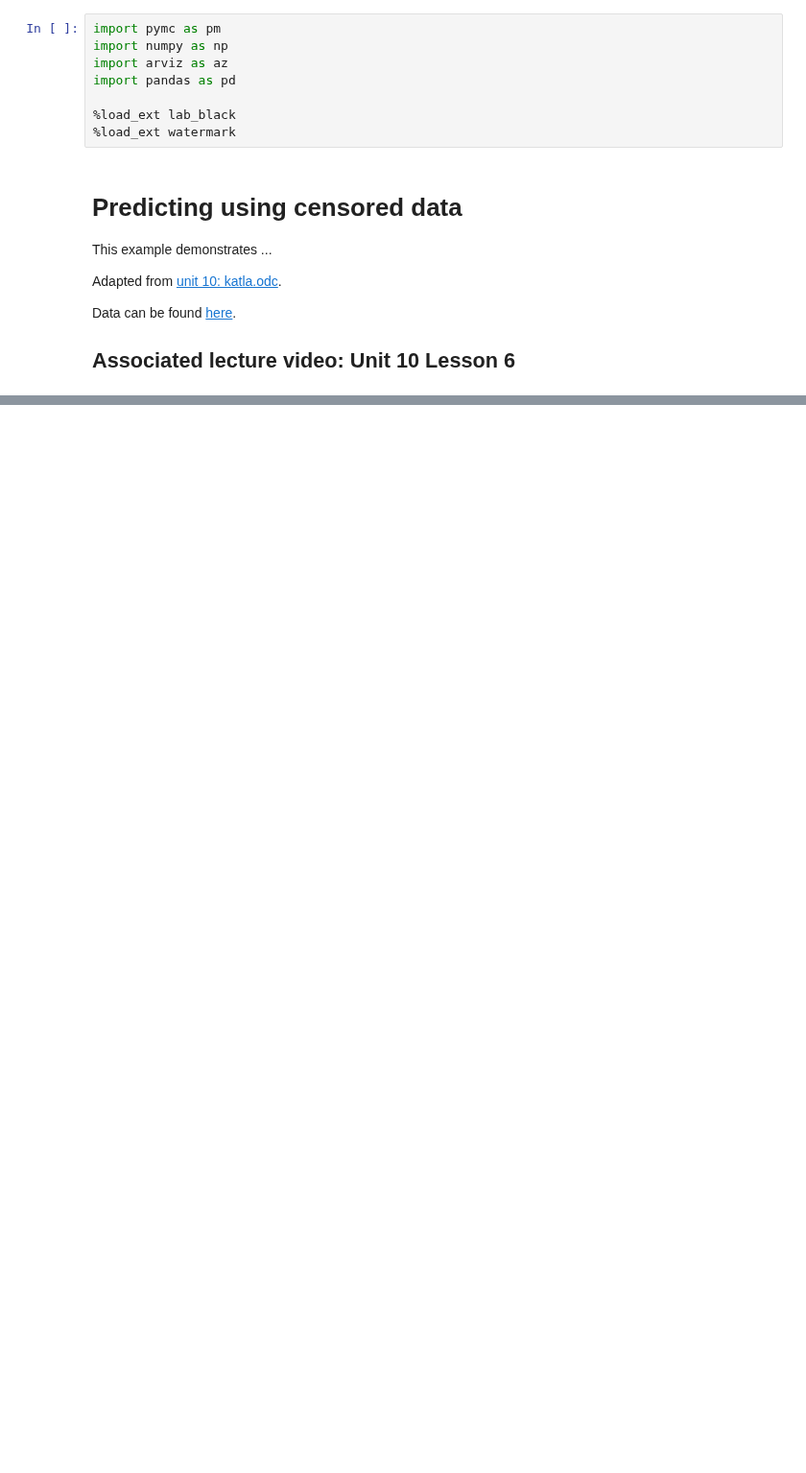
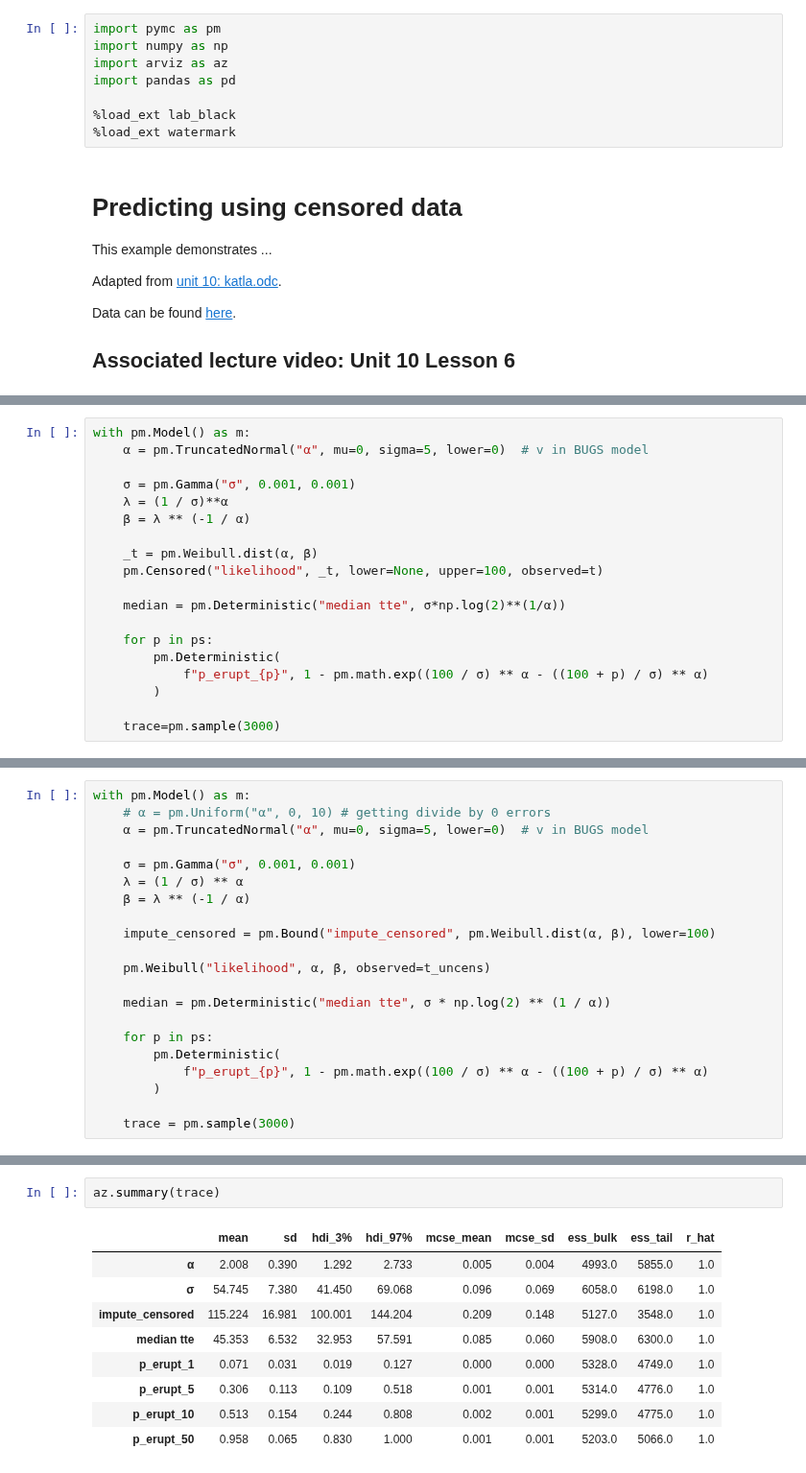
Before and after one commit to areding/6420-pymc, a Jupyter notebook: unit10/Unit10-katla.ipynb, the cells around one changed output, grey strips where cells are left out. Shown at 96% size. Drawn from its saved outputs; the diff is of its cells as text; blank space fills up the shorter version.

```diff
--- a/unit10/Unit10-katla.ipynb
+++ b/unit10/Unit10-katla.ipynb
@@ -29,0 +52,19 @@ Prediction for next Katla erruption (BUGS Book p254)
+# %%
+with pm.Model() as m:
+    α = pm.TruncatedNormal("α", mu=0, sigma=5, lower=0)  # v in BUGS model
+
+    σ = pm.Gamma("σ", 0.001, 0.001)
+    λ = (1 / σ)**α
+    β = λ ** (-1 / α)
+
+    _t = pm.Weibull.dist(α, β)
+    pm.Censored("likelihood", _t, lower=None, upper=100, observed=t)
+
+    median = pm.Deterministic("median tte", σ*np.log(2)**(1/α))
+
+    for p in ps:
+        pm.Deterministic(
+            f"p_erupt_{p}", 1 - pm.math.exp((100 / σ) ** α - ((100 + p) / σ) ** α)
+        )
+
+    trace=pm.sample(3000)
@@ -29,0 +82,21 @@ Prediction for next Katla erruption (BUGS Book p254)
+# %%
+with pm.Model() as m:
+    # α = pm.Uniform("α", 0, 10) # getting divide by 0 errors
+    α = pm.TruncatedNormal("α", mu=0, sigma=5, lower=0)  # v in BUGS model
+
+    σ = pm.Gamma("σ", 0.001, 0.001)
+    λ = (1 / σ) ** α
+    β = λ ** (-1 / α)
+
+    impute_censored = pm.Bound("impute_censored", pm.Weibull.dist(α, β), lower=100)
+
+    pm.Weibull("likelihood", α, β, observed=t_uncens)
+
+    median = pm.Deterministic("median tte", σ * np.log(2) ** (1 / α))
+
+    for p in ps:
+        pm.Deterministic(
+            f"p_erupt_{p}", 1 - pm.math.exp((100 / σ) ** α - ((100 + p) / σ) ** α)
+        )
+
+    trace = pm.sample(3000)
@@ -29,0 +123,12 @@ Prediction for next Katla erruption (BUGS Book p254)
+# %%
+az.summary(trace)
+# %% [output]
+|  | mean | sd | hdi_3% | hdi_97% | mcse_mean | mcse_sd | ess_bulk | ess_tail | r_hat |
+| α | 2.008 | 0.390 | 1.292 | 2.733 | 0.005 | 0.004 | 4993.0 | 5855.0 | 1.0 |
+| σ | 54.745 | 7.380 | 41.450 | 69.068 | 0.096 | 0.069 | 6058.0 | 6198.0 | 1.0 |
+| impute_censored | 115.224 | 16.981 | 100.001 | 144.204 | 0.209 | 0.148 | 5127.0 | 3548.0 | 1.0 |
+| median tte | 45.353 | 6.532 | 32.953 | 57.591 | 0.085 | 0.060 | 5908.0 | 6300.0 | 1.0 |
+| p_erupt_1 | 0.071 | 0.031 | 0.019 | 0.127 | 0.000 | 0.000 | 5328.0 | 4749.0 | 1.0 |
+| p_erupt_5 | 0.306 | 0.113 | 0.109 | 0.518 | 0.001 | 0.001 | 5314.0 | 4776.0 | 1.0 |
+| p_erupt_10 | 0.513 | 0.154 | 0.244 | 0.808 | 0.002 | 0.001 | 5299.0 | 4775.0 | 1.0 |
+| p_erupt_50 | 0.958 | 0.065 | 0.830 | 1.000 | 0.001 | 0.001 | 5203.0 | 5066.0 | 1.0 |
```
Also changed, not shown: parts of 5 cells of this notebook, 2 other files.
